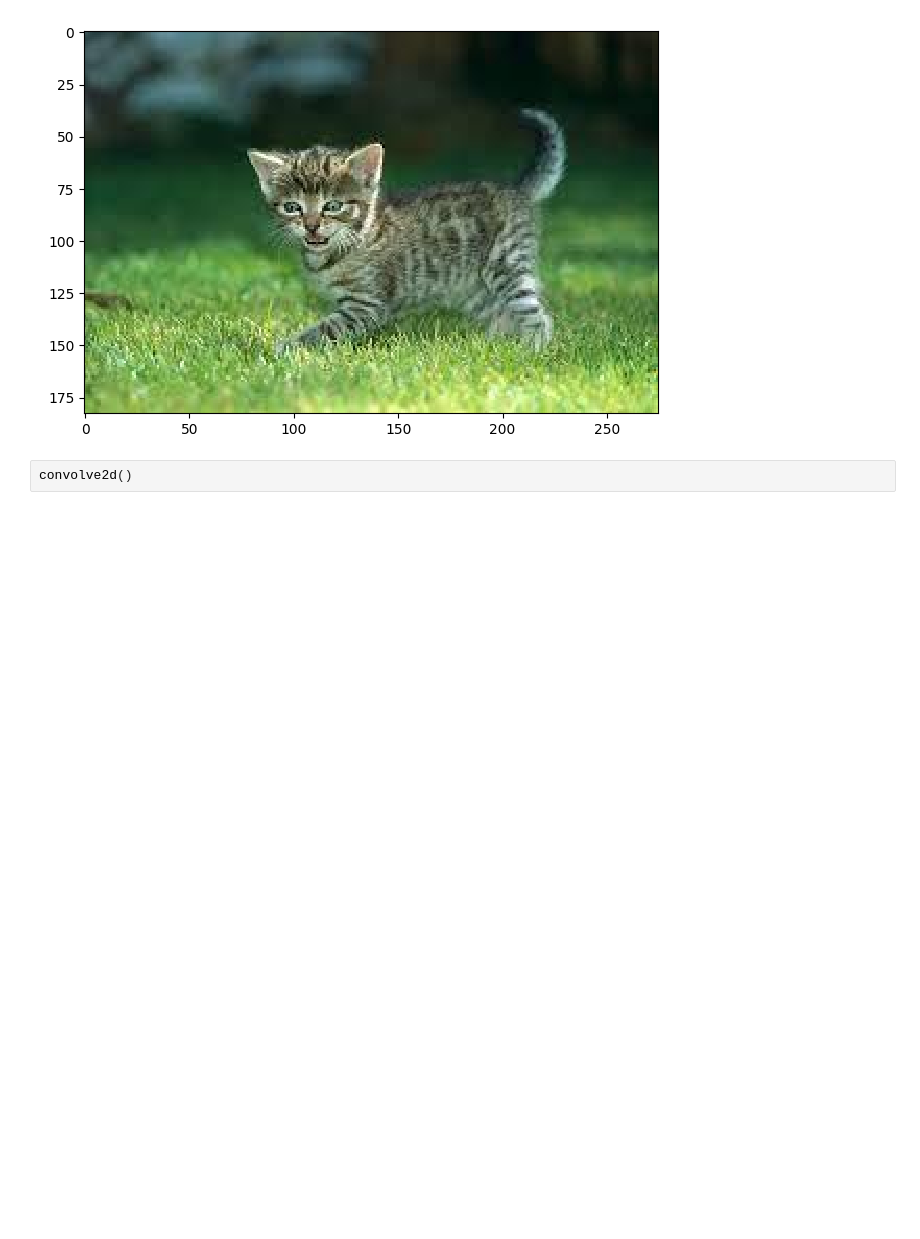
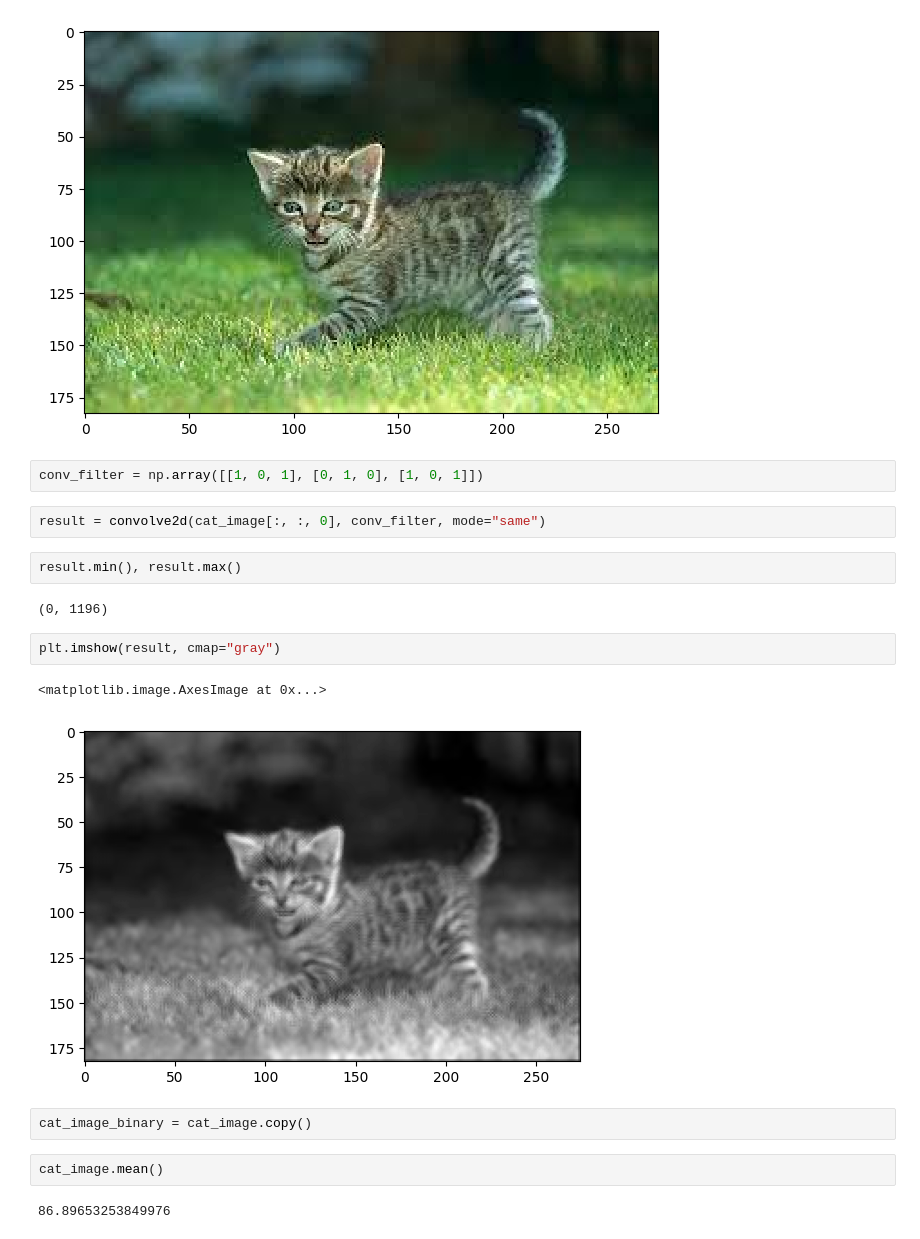
Before and after one commit to MurtadaAhmed/DataScience-Softuni, a Jupyter notebook: 6.Working with Images/demo.ipynb, the cells around one changed output. Cells and saved outputs as stored; diff of their text form; blank space fills up the shorter version.

```diff
--- a/6.Working with Images/demo.ipynb
+++ b/6.Working with Images/demo.ipynb
@@ -137,5 +140,22 @@ imshow(cat_image_normalized)
 # %% [output]
 <matplotlib.image.AxesImage at 0x...>
 [figure]
+# %%
+conv_filter = np.array([[1, 0, 1], [0, 1, 0], [1, 0, 1]])
 # %%
-convolve2d()
+result = convolve2d(cat_image[:, :, 0], conv_filter, mode="same")
+# %%
+result.min(), result.max()
+# %% [output]
+(0, 1196)
+# %%
+plt.imshow(result, cmap="gray")
+# %% [output]
+<matplotlib.image.AxesImage at 0x...>
+[figure, added]
+# %%
+cat_image_binary = cat_image.copy()
+# %%
+cat_image.mean()
+# %% [output]
+86.89653253849976
```
Also changed, not shown: parts of 20 cells of this notebook, 16 other files.
